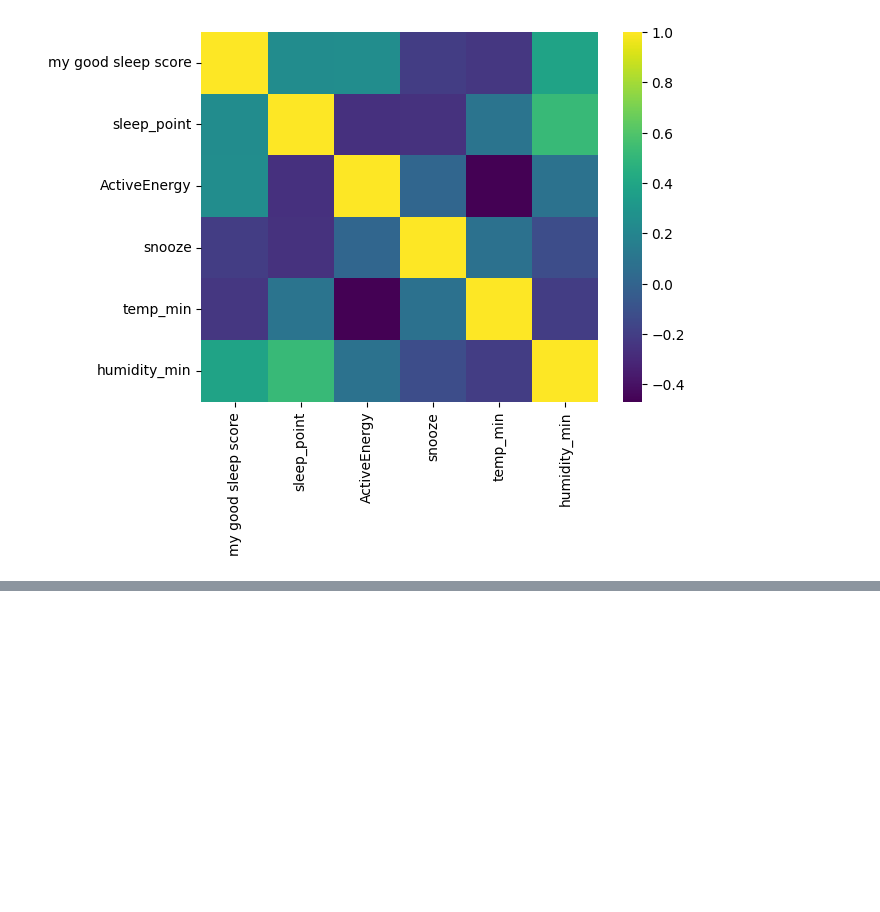
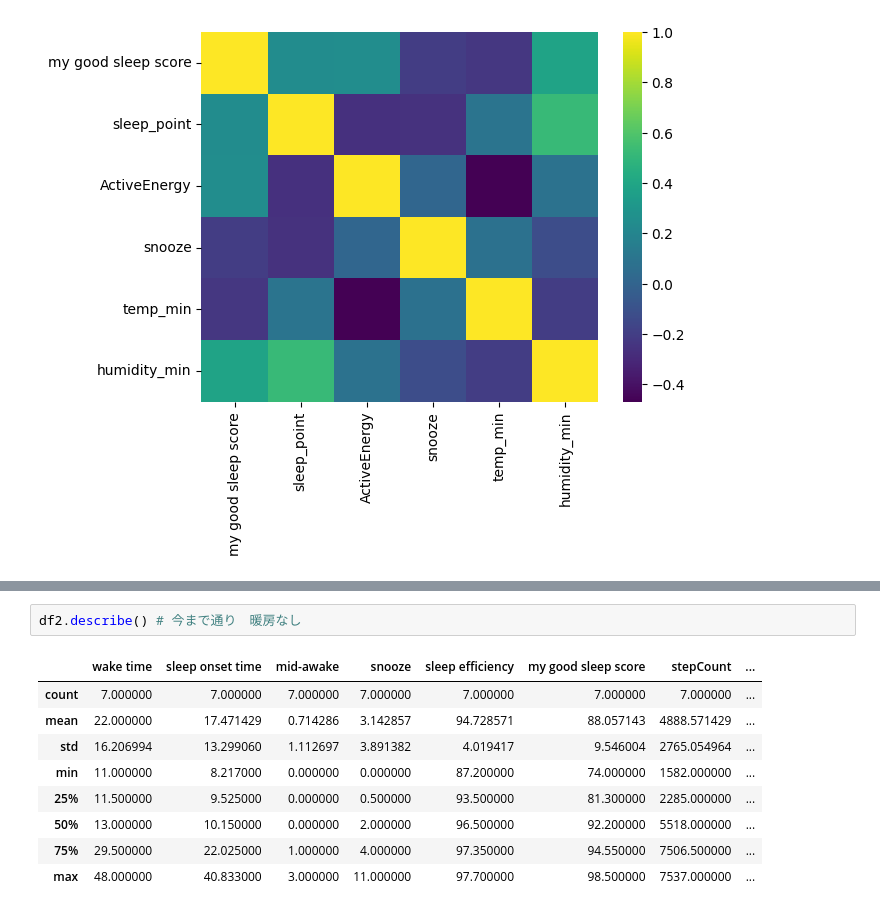
Before and after one commit to naoki-27/ds_program_health, a Jupyter notebook: analaysis.ipynb, the cells around one changed output, grey strips where cells are left out. Drawn from its saved outputs; the diff is of its cells as text; blank space fills up the shorter version.

```diff
--- a/analaysis.ipynb
+++ b/analaysis.ipynb
@@ -223,0 +265,12 @@ sns.heatmap(df[['my good sleep score', 'sleep_point', 'ActiveEnergy', 'snooze','
+# %%
+df2.describe() # 今まで通り　暖房なし
+# %% [output]
+|  | wake time | sleep onset time | mid-awake | snooze | sleep efficiency | my good sleep score | stepCount | ... |
+| count | 7.000000 | 7.000000 | 7.000000 | 7.000000 | 7.000000 | 7.000000 | 7.000000 | ... |
+| mean | 22.000000 | 17.471429 | 0.714286 | 3.142857 | 94.728571 | 88.057143 | 4888.571429 | ... |
+| std | 16.206994 | 13.299060 | 1.112697 | 3.891382 | 4.019417 | 9.546004 | 2765.054964 | ... |
+| min | 11.000000 | 8.217000 | 0.000000 | 0.000000 | 87.200000 | 74.000000 | 1582.000000 | ... |
+| 25% | 11.500000 | 9.525000 | 0.000000 | 0.500000 | 93.500000 | 81.300000 | 2285.000000 | ... |
+| 50% | 13.000000 | 10.150000 | 0.000000 | 2.000000 | 96.500000 | 92.200000 | 5518.000000 | ... |
+| 75% | 29.500000 | 22.025000 | 1.000000 | 4.000000 | 97.350000 | 94.550000 | 7506.500000 | ... |
+| max | 48.000000 | 40.833000 | 3.000000 | 11.000000 | 97.700000 | 98.500000 | 7537.000000 | ... |
```
Also changed, not shown: parts of 9 cells of this notebook.
